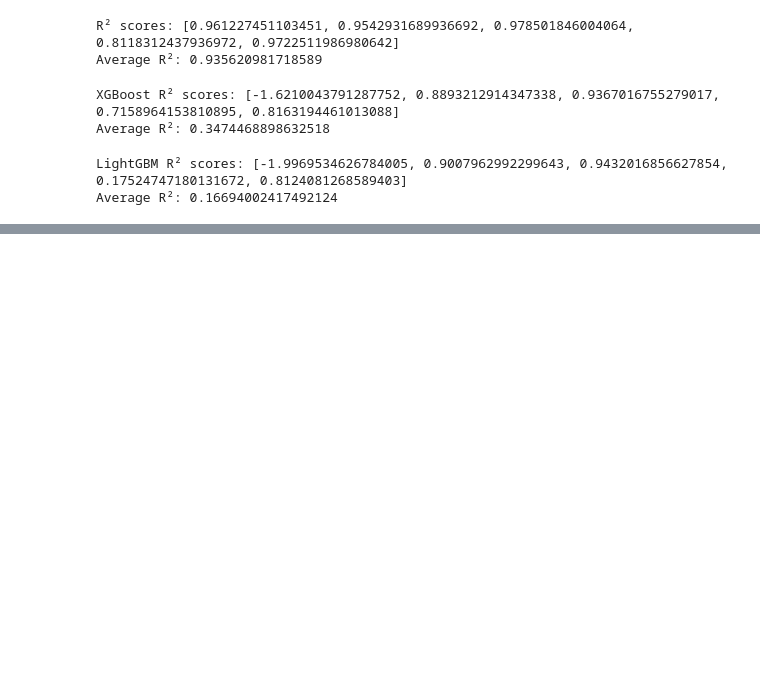
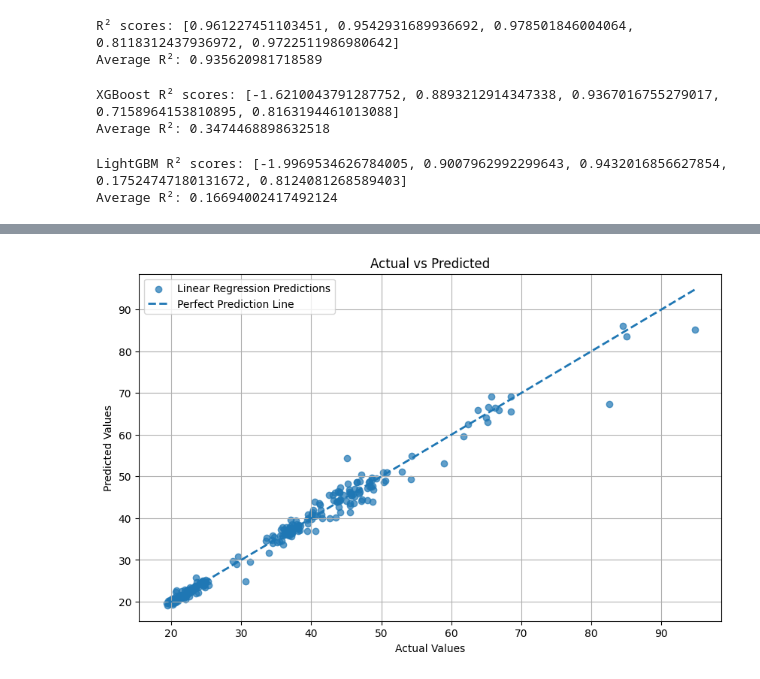
Before and after one commit to monay797/intel-daily-stock-price-prediction, a Jupyter notebook: notebooks/training-models.ipynb, the cells around one changed output, grey strips where cells are left out. Saved outputs shown, nothing was run; the diff lists cells and outputs as text; code cells hidden in the pictures; blank space fills up the shorter version.

Commit message:
Final model selected and evaluated

```diff
--- a/notebooks/training-models.ipynb
+++ b/notebooks/training-models.ipynb
@@ -436,3 +438,17 @@ print("Average R²:", np.mean(lgb_scores))
 # %% [output]
 LightGBM R² scores: [-1.9969534626784005, 0.9007962992299643, 0.9432016856627854, 0.17524747180131672, 0.8124081268589403]
 Average R²: 0.16694002417492124
+# %%
+# Final Model - Linear Regression
+model = LinearRegression()
+model.fit(X, y)
+
+pred = model.predict(X_test)
+
+print("Coefficient:", model.coef_[0])
+print("Intercept:", model.intercept_)
+print("Predictions:", pred)
+
+print("MAE:", mean_absolute_error(y_test, pred))
+print("MSE:", mean_squared_error(y_test, pred))
+print("R² Score:", r2_score(y_test, pred))
@@ -438,0 +473,34 @@ Average R²: 0.16694002417492124
+# %%
+# Create figure
+plt.figure(figsize=(10,6))
+
+# Scatter plots
+plt.scatter(y_test, pred, label='Linear Regression Predictions', alpha=0.7)
+
+# Perfect prediction line (Actual = Predicted)
+min_val = min(y_test.min(), pred.min())
+max_val = max(y_test.max(), pred.max())
+
+plt.plot(
+    [min_val, max_val],
+    [min_val, max_val],
+    linestyle='--',
+    linewidth=2,
+    label='Perfect Prediction Line'
+)
+
+# Labels
+plt.xlabel('Actual Values')
+plt.ylabel('Predicted Values')
+plt.title('Actual vs Predicted')
+
+# Legend
+plt.legend()
+
+# Grid
+plt.grid(True)
+
+# Show plot
+plt.show()
+# %% [output]
+[figure, added]
```
Also changed, not shown: parts of 6 cells of this notebook.
